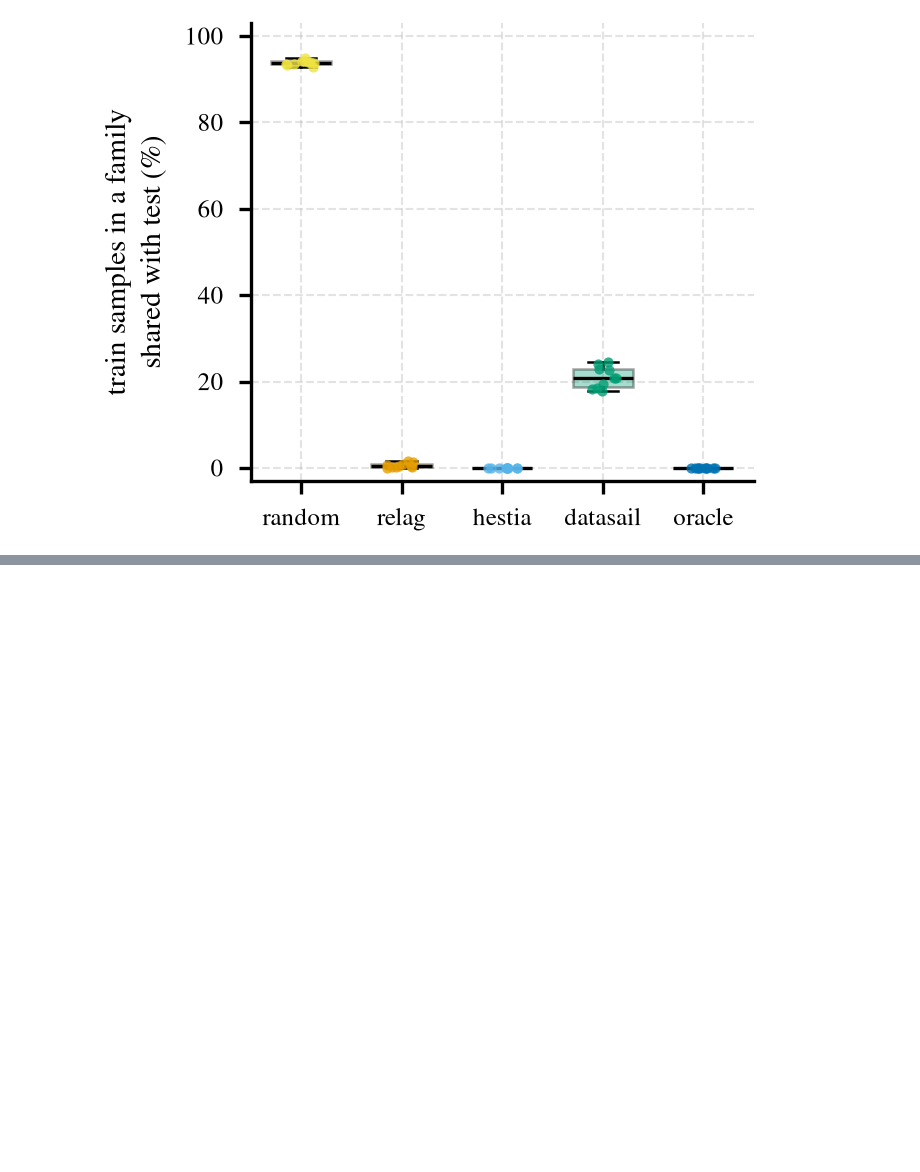
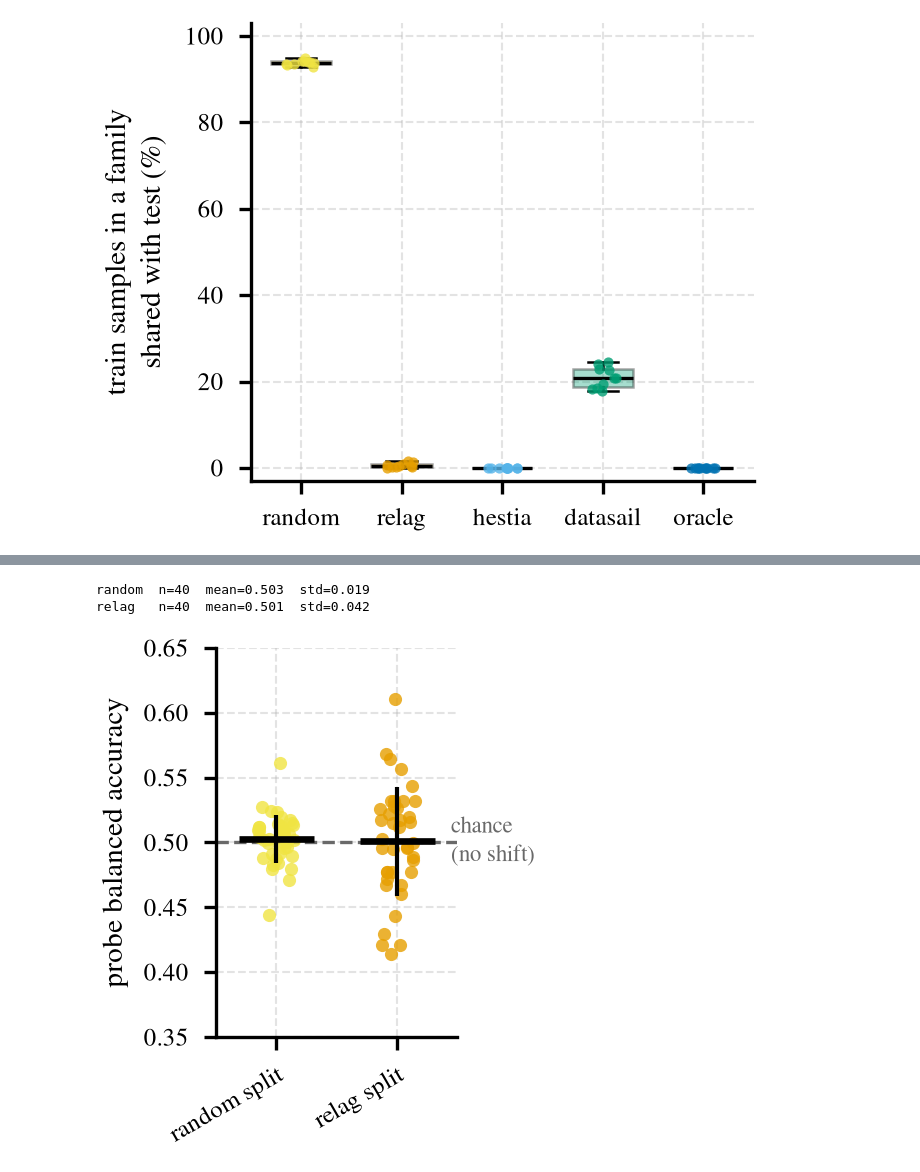
Before and after one commit to anthol42/relag-paper, a Jupyter notebook: notebooks/comparison_figures.ipynb, the cells around one changed output, grey strips where cells are left out. Cells and saved outputs as stored; diff of their text form; code cells hidden in the pictures; blank space fills up the shorter version.

```diff
--- a/notebooks/comparison_figures.ipynb
+++ b/notebooks/comparison_figures.ipynb
@@ -1299,0 +1398,43 @@ refnd                       5.1   2.51
+# %%
+# ---- Distribution shift: probe balanced accuracy, all datasets pooled -----------
+# One column per split method; dots = every (dataset, repeat), black = mean ± std.
+# Dashed line = chance (no shift). Per-dataset values: table below.
+
+with open(Path("..") / "results" / "distribution_shift" / "shift_probe.json") as f:
+    shift = json.load(f)
+shift_records = pd.DataFrame(shift["records"])
+
+SHIFT_DATASETS = ["dbaasp", "enzyme_topt", "cyp2c19_veith", "caco2_wang",
+                  "pgp_broccatelli", "ames", "lipophilicity", "sr_are"]
+SHIFT_METHODS = ["random", "relag"]
+SHIFT_COLOR = {"random": METHOD_COLOR["random"], "relag": METHOD_COLOR["refnd"]}
+
+def plot_shift_probe():
+    fig, ax = plt.subplots(figsize=(FIG_W * 0.7, FIG_H))
+    rng = np.random.default_rng(0)
+    for i, method in enumerate(SHIFT_METHODS):
+        v = shift_records.loc[shift_records["method"] == method, "balanced_accuracy"].values
+        ax.scatter(i + rng.uniform(-0.15, 0.15, len(v)), v, s=10, color=SHIFT_COLOR[method],
+                   alpha=0.8, linewidths=0, zorder=3)
+        ax.errorbar(i, v.mean(), yerr=v.std(ddof=1), fmt="_", ms=18, mew=1.6, lw=1.0,
+                    capsize=0, color="black", zorder=4)
+        print(f"{method:<7} n={len(v)}  mean={v.mean():.3f}  std={v.std(ddof=1):.3f}")
+    ax.axhline(0.5, ls="--", lw=0.8, color="dimgray", zorder=1)
+    ax.text(1.45, 0.5, "chance\n(no shift)", fontsize=5.5, color="dimgray", va="center", ha="left")
+    ax.set_xticks(range(len(SHIFT_METHODS)))
+    ax.set_xticklabels([f"{m} split" for m in SHIFT_METHODS], fontsize=6,
+                       rotation=30, ha="right", rotation_mode="anchor")
+    ax.set_xlim(-0.5, 1.5)
+    ax.set_ylim(0.35, 0.65)
+    ax.set_ylabel("probe balanced accuracy", fontsize=7)
+    ax.tick_params(labelsize=6)
+    fig.tight_layout()
+    return fig
+
+fig = plot_shift_probe()
+plt.show()
+save_fig(fig, "distribution_shift_probe")
+# %% [output]
+random  n=40  mean=0.503  std=0.019
+relag   n=40  mean=0.501  std=0.042
+[figure, added]
```
Also changed, not shown: parts of 11 cells of this notebook, 21 other files.
